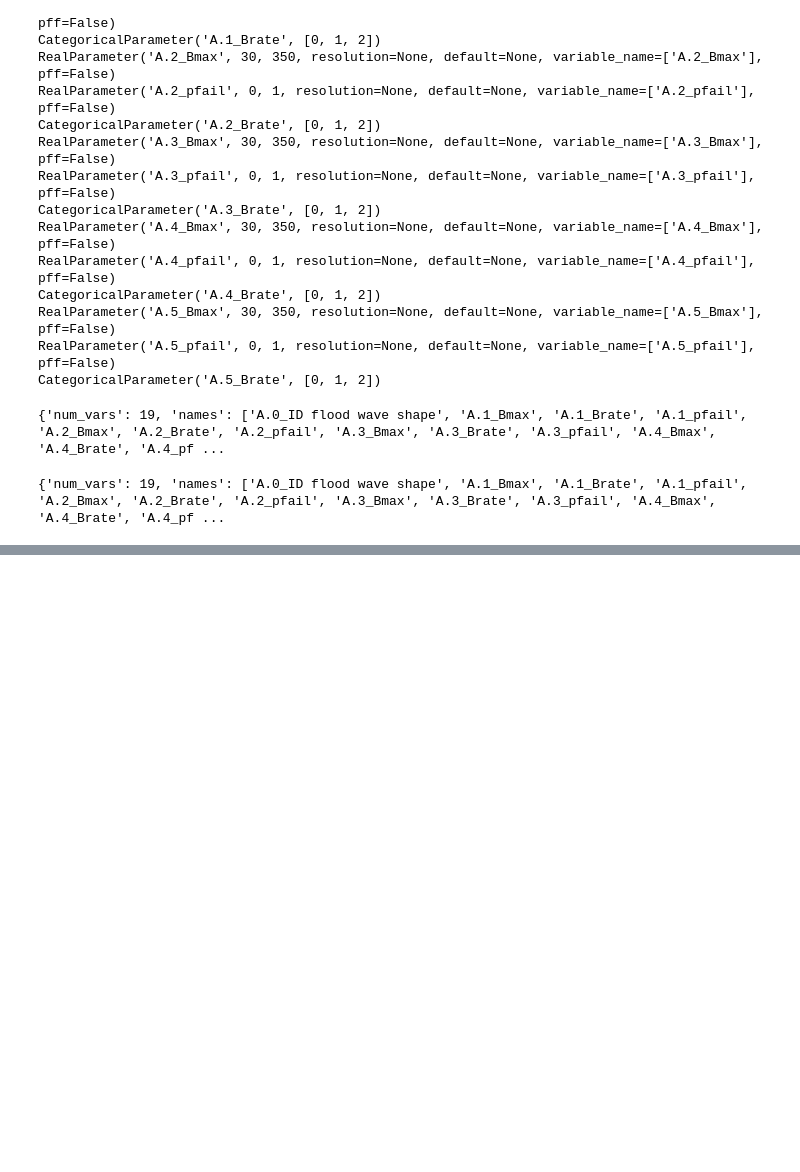
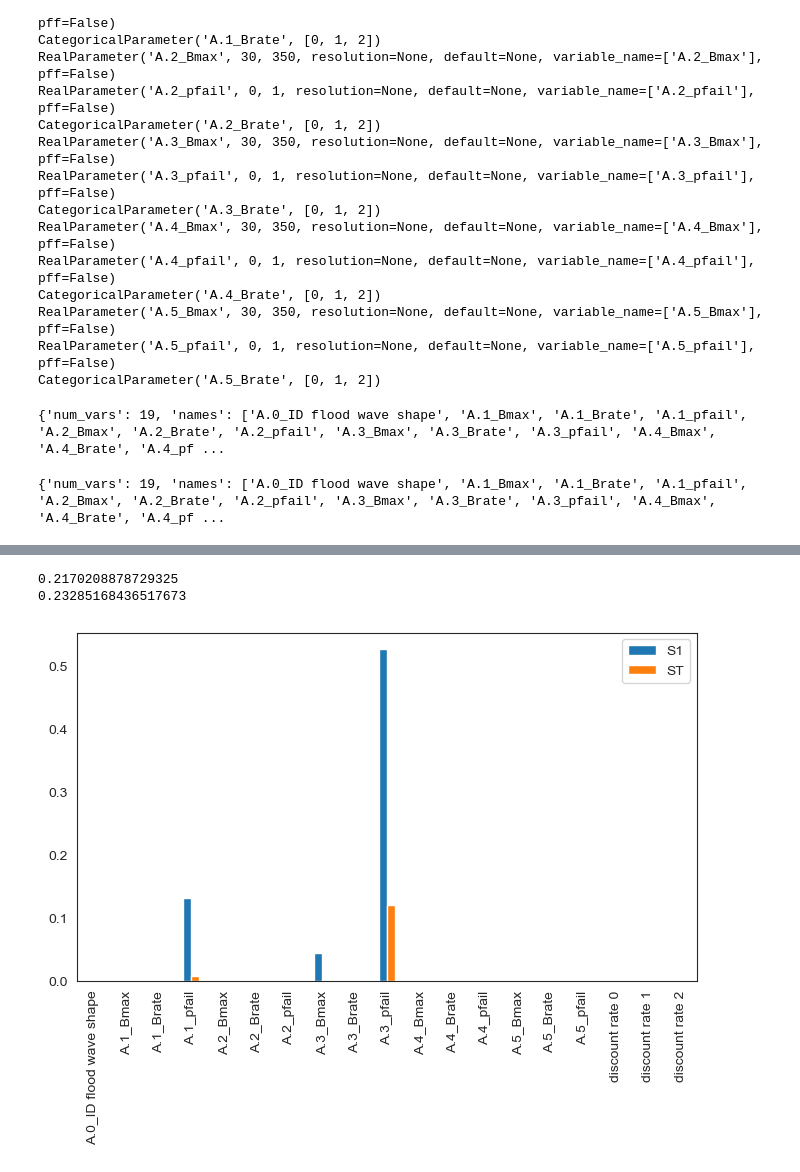
Before and after one commit to DvdhEPA/EMAworkbench, a Jupyter notebook: final assignment/SOBOL.ipynb, the cells around one changed output, grey strips where cells are left out. Drawn from its saved outputs; the diff is of its cells as text; code cells hidden in the pictures; blank space fills up the shorter version.

```diff
--- a/final assignment/SOBOL.ipynb
+++ b/final assignment/SOBOL.ipynb
@@ -87,0 +119,4 @@ with MultiprocessingEvaluator(dike_model) as evaluator:
+# %%
+A5_deaths_final_sobol = outcomes_sobol['A.5_Expected Number of Deaths']
+
+Si = sobol.analyze(problem, A5_deaths_final_sobol, calc_second_order=True, print_to_console=True)
@@ -87,0 +141,24 @@ with MultiprocessingEvaluator(dike_model) as evaluator:
+# %%
+prey_mean = np.mean(prey_final_sobol)
+prey_std = np.std(prey_final_sobol)
+print(prey_mean)
+print(prey_std)
+# %% [output]
+0.2170208878729325
+0.23285168436517673
+# %%
+Si_filter = {k:Si[k] for k in ['ST','ST_conf','S1','S1_conf']}
+Si_df = pd.DataFrame(Si_filter, index=problem['names'])
+
+sns.set_style('white')
+fig, ax = plt.subplots(1)
+
+indices = Si_df[['S1','ST']]
+err = Si_df[['S1_conf','ST_conf']]
+
+indices.plot.bar(yerr=err.values.T,ax=ax)
+fig.set_size_inches(8,6)
+fig.subplots_adjust(bottom=0.3)
+plt.show()
+# %% [output]
+[figure, added]
```
Also changed, not shown: parts of 5 cells of this notebook.
